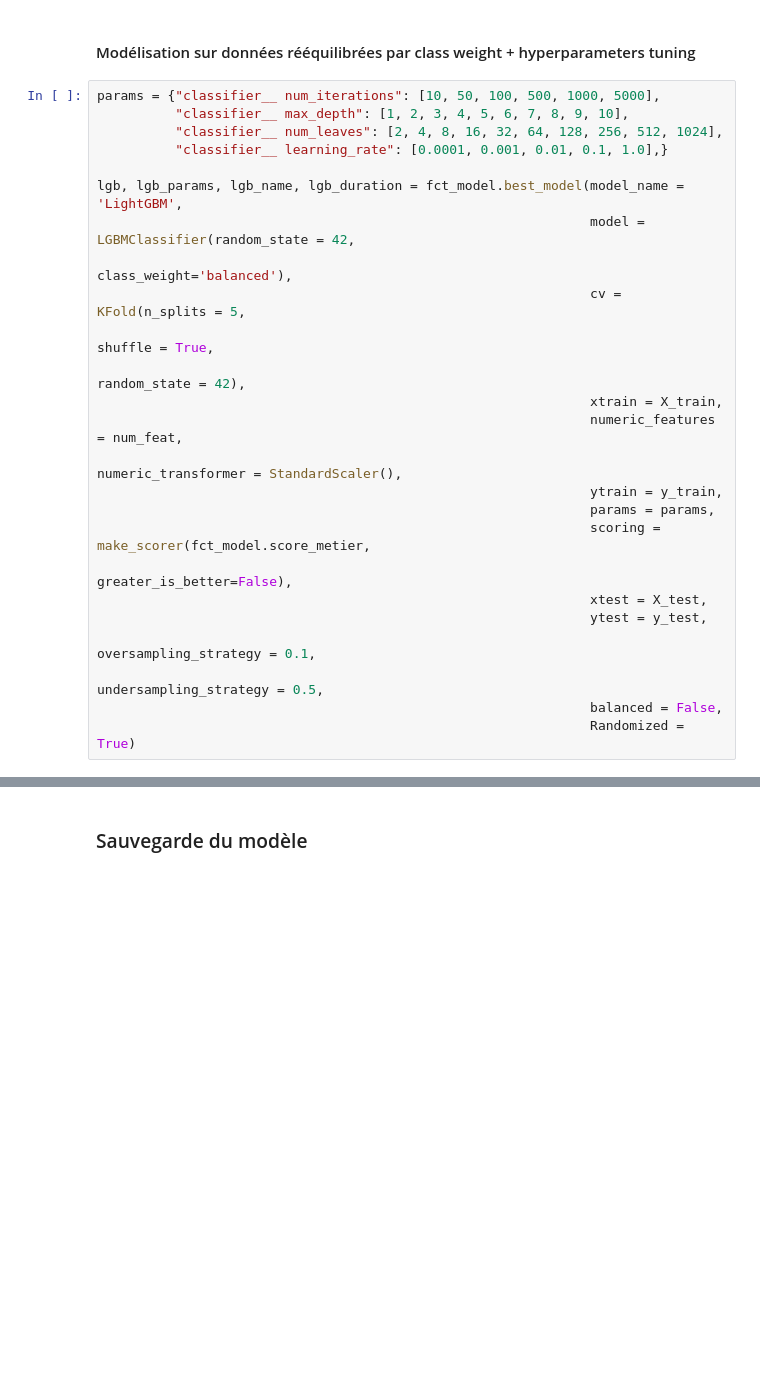
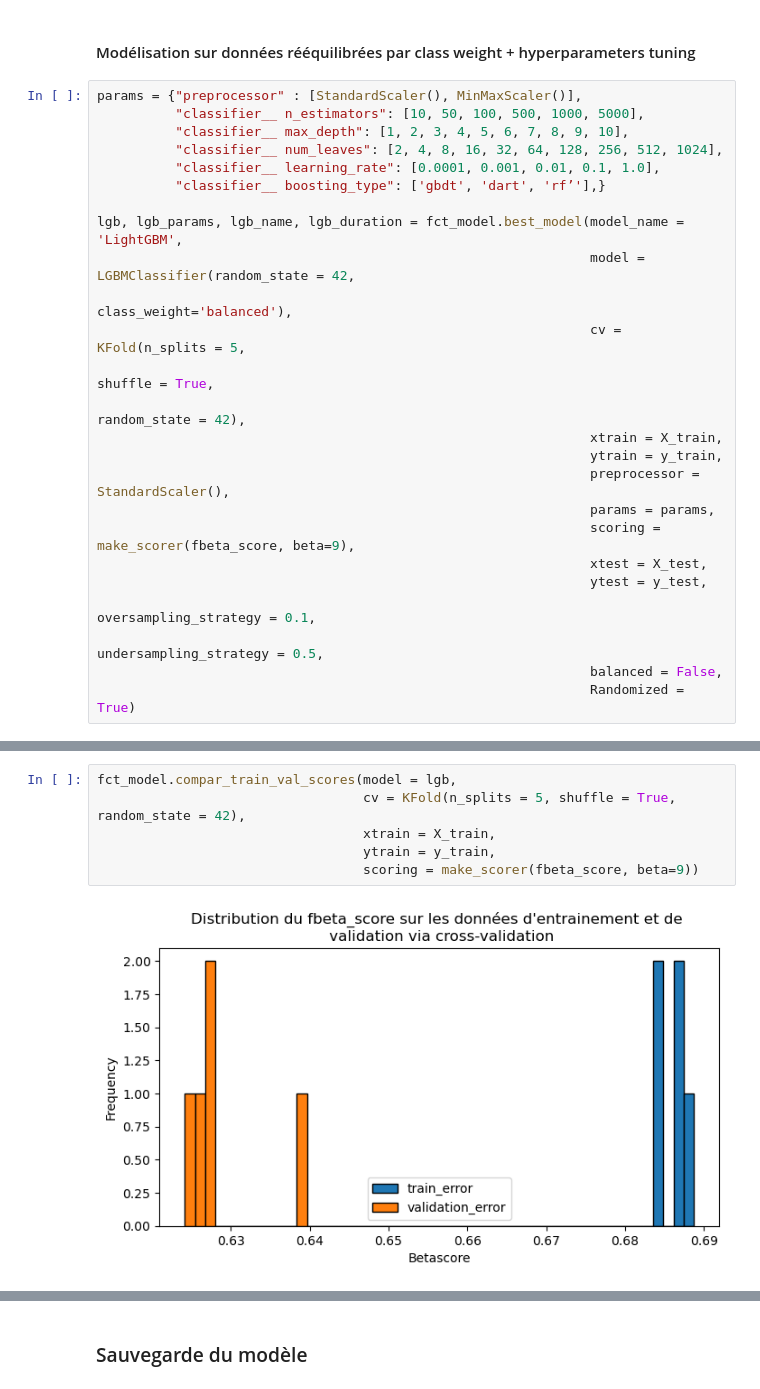
Before and after one commit to Milie-Mimi/OC_DS_Project7_, a Jupyter notebook: GROSCHENE_Emilie_2_model_032023.ipynb, the cells around one changed output, grey strips where cells are left out. Saved outputs shown, nothing was run; the diff lists cells and outputs as text; blank space fills up the shorter version.

```diff
--- a/GROSCHENE_Emilie_2_model_032023.ipynb
+++ b/GROSCHENE_Emilie_2_model_032023.ipynb
@@ -1447,10 +1492,12 @@ https://machinelearningmastery.com/light-gradient-boosted-machine-lightgbm-ensem
 # %% [markdown]
 #### Modélisation sur données rééquilibrées par class weight + hyperparameters tuning
 # %%
-params = {"classifier__ num_iterations": [10, 50, 100, 500, 1000, 5000],
+params = {"preprocessor" : [StandardScaler(), MinMaxScaler()],
+          "classifier__ n_estimators": [10, 50, 100, 500, 1000, 5000],
           "classifier__ max_depth": [1, 2, 3, 4, 5, 6, 7, 8, 9, 10],
           "classifier__ num_leaves": [2, 4, 8, 16, 32, 64, 128, 256, 512, 1024],
-          "classifier__ learning_rate": [0.0001, 0.001, 0.01, 0.1, 1.0],}
+          "classifier__ learning_rate": [0.0001, 0.001, 0.01, 0.1, 1.0],
+          "classifier__ boosting_type": ['gbdt', 'dart', 'rf’'],}
 
 lgb, lgb_params, lgb_name, lgb_duration = fct_model.best_model(model_name = 'LightGBM',
                                                                model = LGBMClassifier(random_state = 42,
@@ -1459,12 +1506,10 @@ lgb, lgb_params, lgb_name, lgb_duration = fct_model.best_model(model_name = 'Lig
                                                                           shuffle = True,
                                                                           random_state = 42),
                                                                xtrain = X_train,
-                                                               numeric_features = num_feat,
-                                                               numeric_transformer = StandardScaler(),
                                                                ytrain = y_train,
+                                                               preprocessor = StandardScaler(),
                                                                params = params,
-                                                               scoring = make_scorer(fct_model.score_metier,
-                                                                                     greater_is_better=False),
+                                                               scoring = make_scorer(fbeta_score, beta=9),
                                                                xtest = X_test,
                                                                ytest = y_test,
                                                                oversampling_strategy = 0.1,
@@ -1475,0 +1546,8 @@ lgb_params
+# %%
+fct_model.compar_train_val_scores(model = lgb,
+                                  cv = KFold(n_splits = 5, shuffle = True, random_state = 42),
+                                  xtrain = X_train,
+                                  ytrain = y_train,
+                                  scoring = make_scorer(fbeta_score, beta=9))
+# %% [output]
+[figure, added]
```
Also changed, not shown: parts of 194 cells of this notebook.
